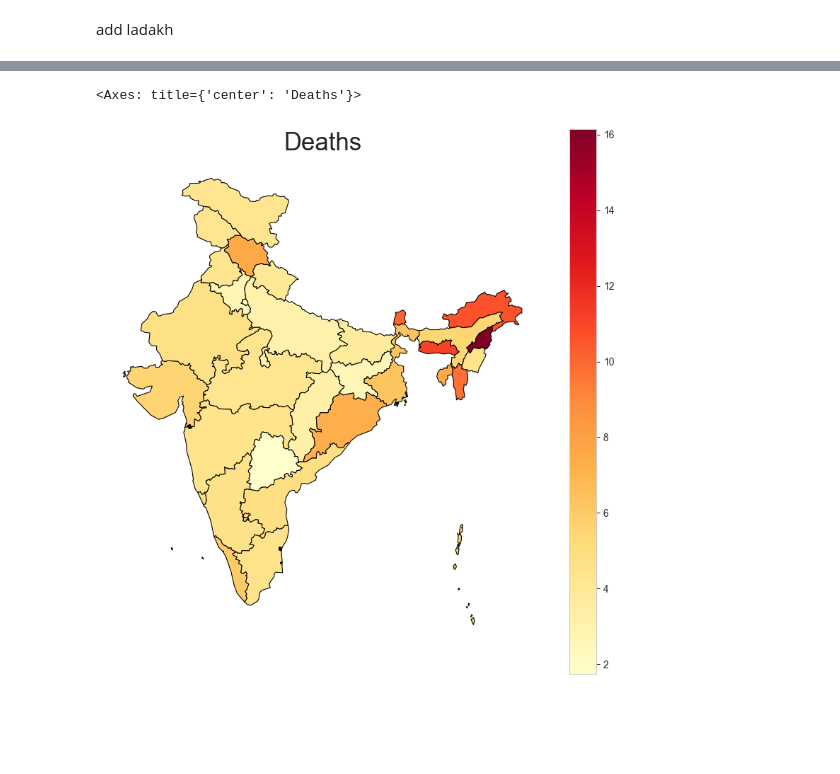
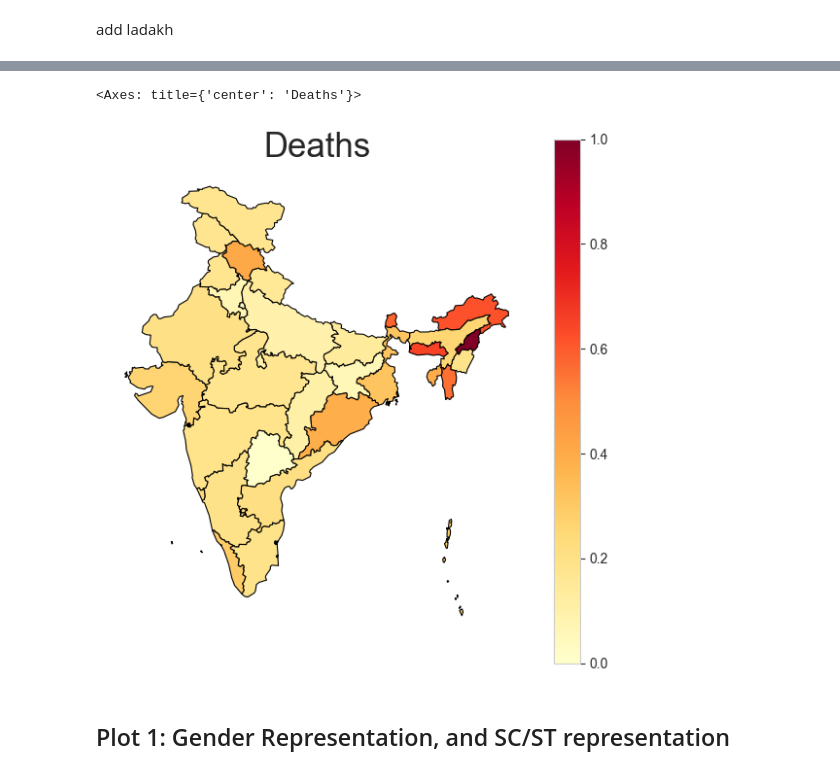
Before and after one commit to ananthmuppidi/election_analysis, a Jupyter notebook: 2_analysis/2_statewise_test.ipynb, the cells around one changed output, grey strips where cells are left out. Drawn from its saved outputs; the diff is of its cells as text; code cells hidden in the pictures; blank space fills up the shorter version.

```diff
--- a/2_analysis/2_statewise_test.ipynb
+++ b/2_analysis/2_statewise_test.ipynb
@@ -11,3 +11,6 @@ sns.set_style('whitegrid')
 # %%
 fp = r'../assets/map_data/india-polygon.shp'
 map_df = gpd.read_file(fp)
+df = pd.read_csv("../assets/data/cleaned_data.csv")
+df_new = df[df["Year"] >= 2014]
+df = df[df["Year"] < 2014]
@@ -92,3 +188,7 @@ new_row = {
 
 # Append the new row to the DataFrame
 margin_df = margin_df.append(new_row, ignore_index=True)
+min_val = margin_df['Average_Margin'].min()
+max_val = margin_df['Average_Margin'].max()
+# Perform Min-Max scaling for the column
+margin_df['Average_Margin'] = (margin_df['Average_Margin'] - min_val) / (max_val - min_val)
@@ -116,12 +196,14 @@ margin_df
 merged = map_df.set_index('st_nm').join(margin_df.set_index('State'))
 # %%
 # create figure and axes for Matplotlib and set the title
-fig, ax = plt.subplots(1, figsize=(10, 10))
+fig, ax = plt.subplots(1, figsize=(7, 7))
 ax.axis('off')
 ax.set_title('Deaths', fontdict={'fontsize': '25', 'fontweight' : '10'})
 
 # plot the figure
 merged.plot(column='Average_Margin',cmap='YlOrRd', linewidth=0.8, ax=ax, edgecolor='0', legend=True,markersize=[39.739192, -104.990337])
 # %% [output]
 <Axes: title={'center': 'Deaths'}>
-[figure, old version]
+[figure, new version]
+# %% [markdown]
+## Plot 1: Gender Representation, and SC/ST representation
```
Also changed, not shown: parts of 16 cells of this notebook.
